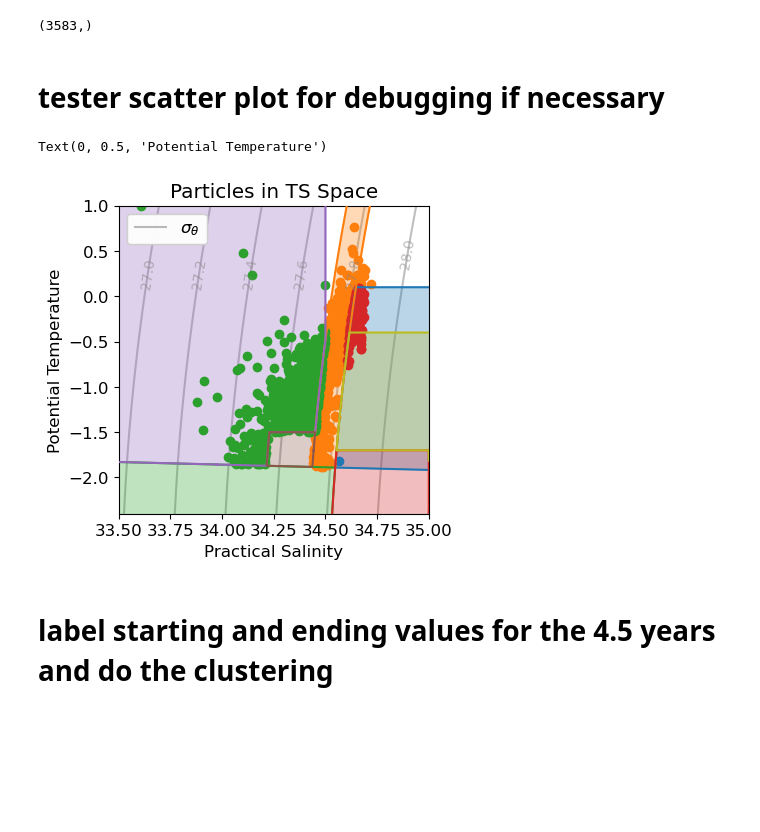
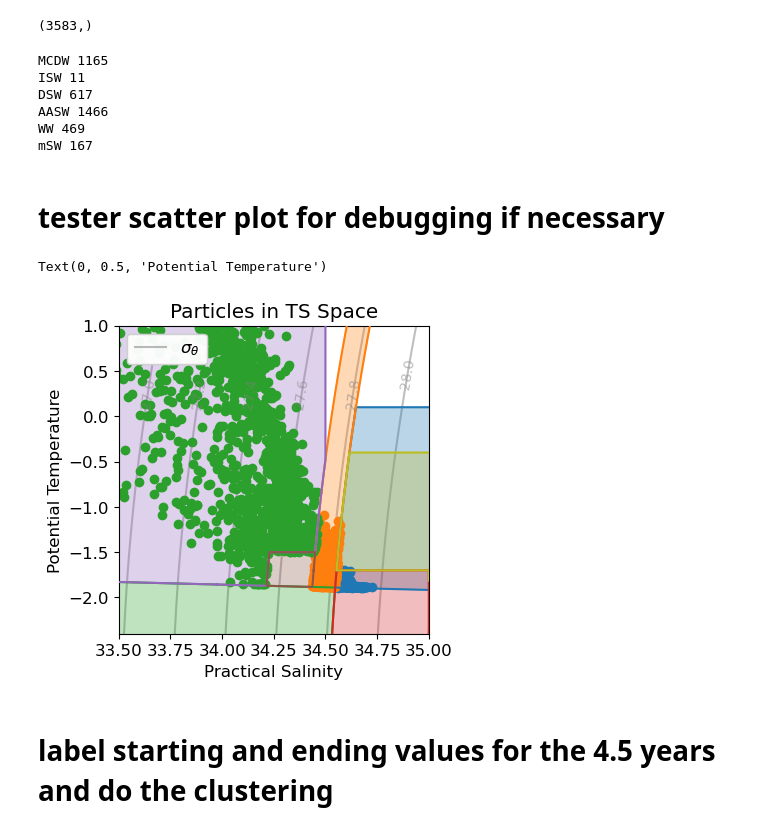
Before and after one commit to margaretmurakami/crios_backups, a Jupyter notebook: WAOM/ID_WaterMasses.ipynb, the cells around one changed output. Cells and saved outputs as stored; diff of their text form; code cells hidden in the pictures; blank space fills up the shorter version.

```diff
--- a/WAOM/ID_WaterMasses.ipynb
+++ b/WAOM/ID_WaterMasses.ipynb
@@ -626,12 +577,19 @@ temp[u][~np.isnan(temp[u])].shape
 # %% [output]
 (3583,)
 # %%
-arr = wmt_categorize2(temp[0],salt[0],depth[0],aabw,mcdw,isw,dsw,aasw,ww,msw)
+arr = wmt_categorize2(temp[1],salt[1],depth[1],aabw,mcdw,isw,dsw,aasw,ww,msw)
 # np.savez_compressed("/scratch/mmurakami/WAOM/wmt_categories.npz", mass_array=mass)
 unique_values, counts = np.unique(arr, return_counts=True)
 names = ['AABW', 'MCDW', 'ISW', 'DSW', 'AASW', 'WW', 'mSW','beached']
 for i,j in zip(unique_values,counts):
     print(names[int(i)],j)
+# %% [output]
+MCDW 1165
+ISW 11
+DSW 617
+AASW 1466
+WW 469
+mSW 167
 # %%
 dswi = np.where(arr == 3)
 mcdwi = np.where(arr == 1)
@@ -692,37 +650,38 @@ shapes = np.append(shapes,msw2)
 shapelabels = np.append(shapelabels,"mSW*")
 
 # # AASW values
 x, y = aasw.exterior.xy
 aasw2 = plt.plot(x, y,label="AASW",color="tab:purple",zorder=5)
 plt.fill(x, y,alpha=0.3,color="tab:purple")
 shapes = np.append(shapes,aasw2)
 shapelabels = np.append(shapelabels,"AASW")
 
 # # WW values
 x, y = ww.exterior.xy
 ww2 = plt.plot(x, y,label="WW",color="tab:brown",zorder=5)
 plt.fill(x, y,alpha=0.3,color="tab:brown")
 shapes = np.append(shapes,ww2)
 shapelabels = np.append(shapelabels,"WW")
 
 # labels and plot
 legend1 = plt.legend(h,l, loc=2)
 plt.gca().add_artist(legend1)
 #plt.legend(shapes,shapelabels, loc=1)
 # plt.scatter(salt.flatten(),temp.flatten(),s=0.1)
 
-plt.scatter(salt[-70000][dswi],temp[-70000][dswi])
-plt.scatter(salt[-70000][mcdwi],temp[-70000][mcdwi])
-plt.scatter(salt[-70000][aaswi],temp[-70000][aaswi])
-plt.scatter(salt[-70000][aabwi],temp[-70000][aabwi])
+t = 1
+plt.scatter(salt[1][dswi],temp[1][dswi])
+plt.scatter(salt[1][mcdwi],temp[1][mcdwi])
+plt.scatter(salt[1][aaswi],temp[1][aaswi])
+plt.scatter(salt[1][aabwi],temp[1][aabwi])
 
 
 # plt.title("Neutral and potential density of water masses")
 plt.title("Particles in TS Space")
 plt.xlabel('Practical Salinity')
 plt.ylabel('Potential Temperature')
 # %% [output]
 Text(0, 0.5, 'Potential Temperature')
-[figure, old version]
+[figure, new version]
 # %% [markdown]
 # label starting and ending values for the 4.5 years and do the clustering
```
Also changed, not shown: parts of 6 cells of this notebook, 6 other files.
